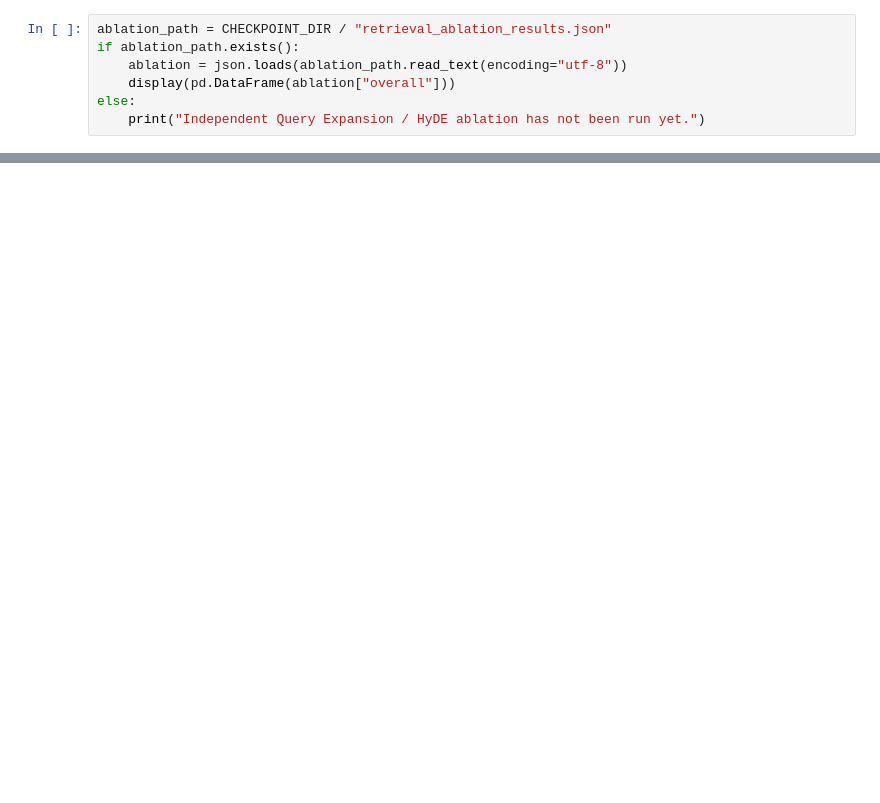
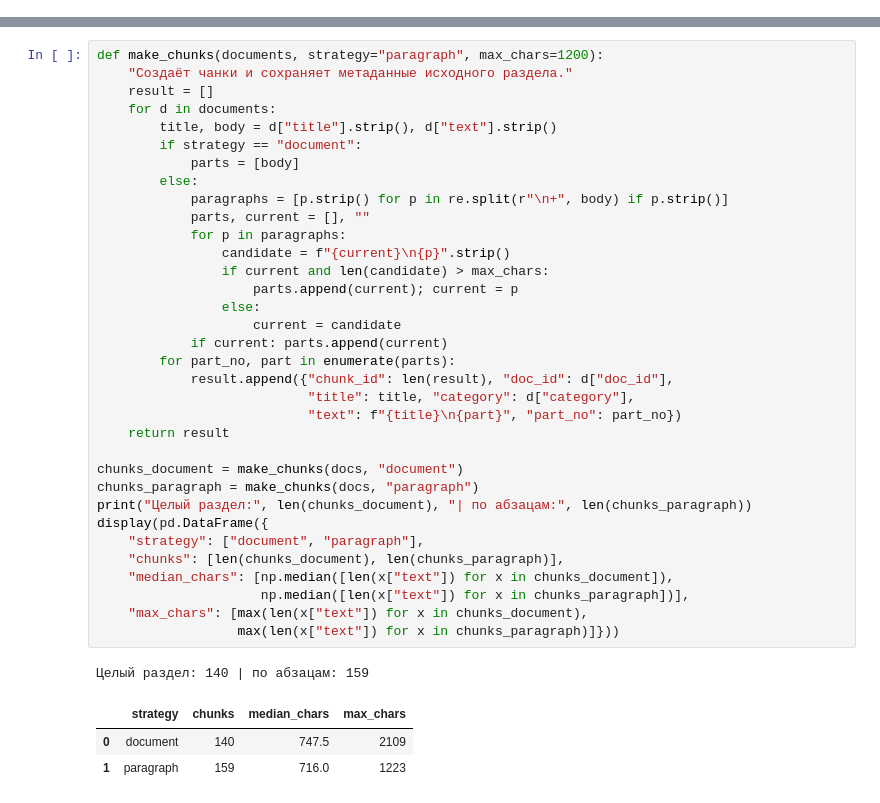
Before and after one commit to enterlina/filmoskop-rag, a Jupyter notebook: filmoskop_rag_portfolio_en.ipynb, the cells around one changed output, grey strips where cells are left out. Drawn from its saved outputs; the diff is of its cells as text; blank space fills up the shorter version.

```diff
--- a/filmoskop_rag_portfolio_en.ipynb
+++ b/filmoskop_rag_portfolio_en.ipynb
@@ -77,7 +0,0 @@ The earlier ablation remains useful as a negative result: Query Expansion did no
-# %%
-ablation_path = CHECKPOINT_DIR / "retrieval_ablation_results.json"
-if ablation_path.exists():
-    ablation = json.loads(ablation_path.read_text(encoding="utf-8"))
-    display(pd.DataFrame(ablation["overall"]))
-else:
-    print("Independent Query Expansion / HyDE ablation has not been run yet.")
@@ -158,0 +245,39 @@ Checkpoint artifacts include embeddings, baseline and experimental rankings, per
+# %%
+def make_chunks(documents, strategy="paragraph", max_chars=1200):
+    "Создаёт чанки и сохраняет метаданные исходного раздела."
+    result = []
+    for d in documents:
+        title, body = d["title"].strip(), d["text"].strip()
+        if strategy == "document":
+            parts = [body]
+        else:
+            paragraphs = [p.strip() for p in re.split(r"\n+", body) if p.strip()]
+            parts, current = [], ""
+            for p in paragraphs:
+                candidate = f"{current}\n{p}".strip()
+                if current and len(candidate) > max_chars:
+                    parts.append(current); current = p
+                else:
+                    current = candidate
+            if current: parts.append(current)
+        for part_no, part in enumerate(parts):
+            result.append({"chunk_id": len(result), "doc_id": d["doc_id"],
+                           "title": title, "category": d["category"],
+                           "text": f"{title}\n{part}", "part_no": part_no})
+    return result
+
+chunks_document = make_chunks(docs, "document")
+chunks_paragraph = make_chunks(docs, "paragraph")
+print("Целый раздел:", len(chunks_document), "| по абзацам:", len(chunks_paragraph))
+display(pd.DataFrame({
+    "strategy": ["document", "paragraph"],
+    "chunks": [len(chunks_document), len(chunks_paragraph)],
+    "median_chars": [np.median([len(x["text"]) for x in chunks_document]),
+                     np.median([len(x["text"]) for x in chunks_paragraph])],
+    "max_chars": [max(len(x["text"]) for x in chunks_document),
+                  max(len(x["text"]) for x in chunks_paragraph)]}))
+# %% [output]
+Целый раздел: 140 | по абзацам: 159
+|  | strategy | chunks | median_chars | max_chars |
+| 0 | document | 140 | 747.5 | 2109 |
+| 1 | paragraph | 159 | 716.0 | 1223 |
```
Also changed, not shown: parts of 40 cells of this notebook, 1 other file.
